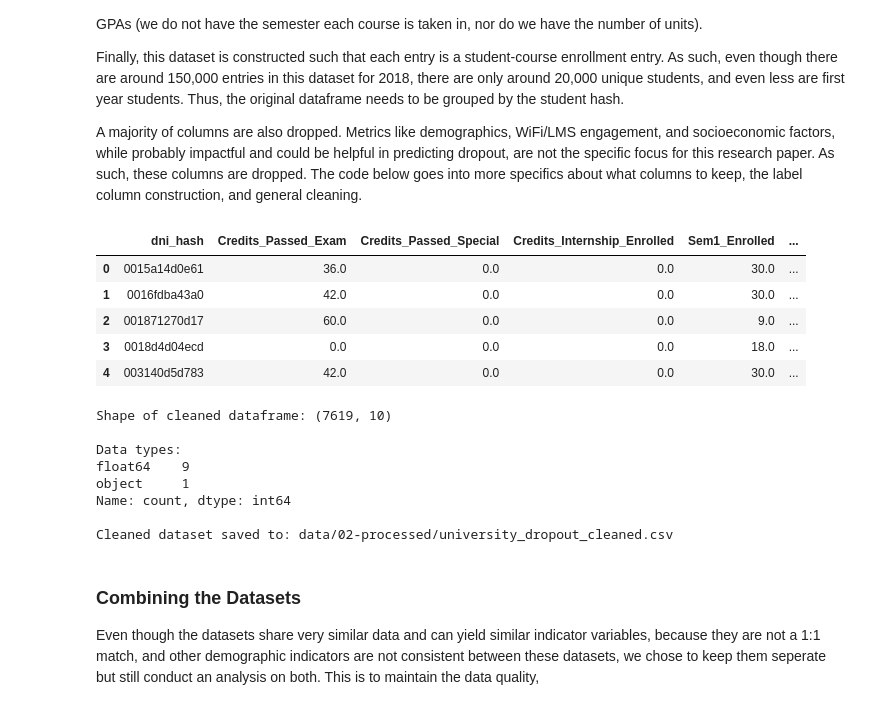
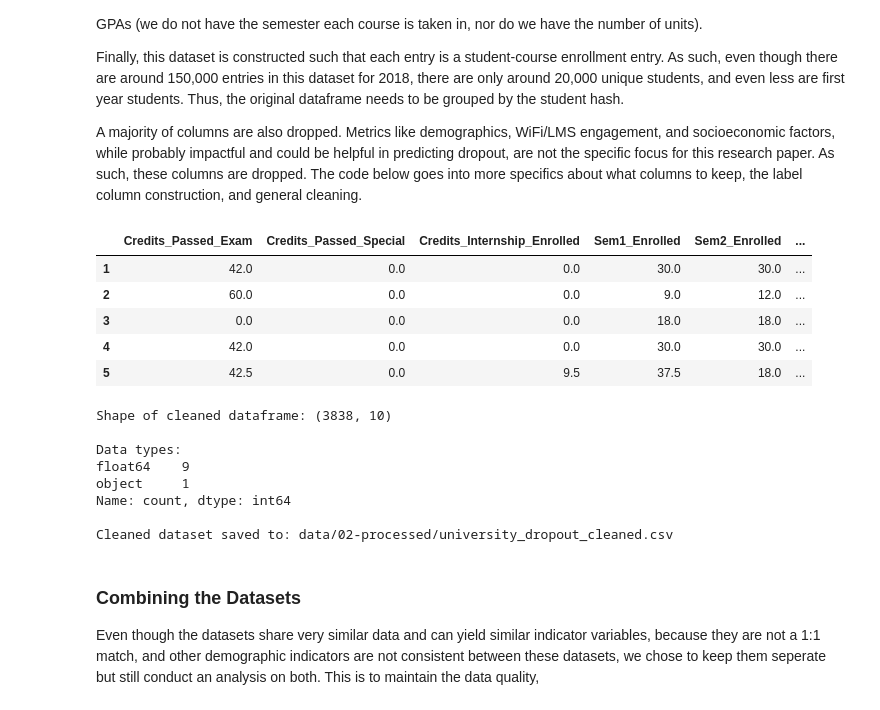
Before and after one commit to COGS108/Group127_WI26, a Jupyter notebook: 02-EDACheckpoint.ipynb, the cells around one changed output. Drawn from its saved outputs; the diff is of its cells as text; code cells hidden in the pictures.

```diff
--- a/02-EDACheckpoint.ipynb
+++ b/02-EDACheckpoint.ipynb
@@ -234,6 +228,9 @@ cols_to_drop = [
 ]
 
 data1 = data1.drop(columns = cols_to_drop, errors = 'ignore')
+# %%
+## Then remove rows where enrolled credits are 0
+data1 = data1.loc[(data1['Curricular units 1st sem (enrolled)'] != 0) & (data1['Curricular units 2nd sem (enrolled)'] != 0)]
 # %%
 ## Mapping 'Target' to numerical values
 target_map = {
@@ -584,40 +586,46 @@ data_cleaned_2['target'] = data_cleaned_2['abandono_hash'].map({'A': 0, 'B': -1.
 
 data_cleaned_2 = data_cleaned_2.merge(
     data_2022_min[['dni_hash', 'cred_pend_sup_tit']],
     on='dni_hash',
     how='left'
 )
 
 mask = data_cleaned_2['target'] == -1.0
 
 data_cleaned_2.loc[mask, 'target'] = data_cleaned_2.loc[mask, 'cred_pend_sup_tit'].apply(
     lambda x: 2 if pd.isna(x) or x < 12 else 1
 )
 
 # Step 7: Rename columns
 name_map_new = {
     'cred_sup_normal': 'Credits_Passed_Exam',
     'cred_sup_espec': 'Credits_Passed_Special',
     'cred_mat_practicas': 'Credits_Internship_Enrolled',
     'cred_mat_sem_a': 'Sem1_Enrolled',
     'cred_mat_sem_b': 'Sem2_Enrolled',
     'cred_sup_sem_a': 'Sem1_Passed',
     'cred_sup_sem_b': 'Sem2_Passed',
     'nota_asig_hash': 'GPA'
 }
 data_cleaned_2 = data_cleaned_2.rename(columns=name_map_new)
 
-cols_to_drop = ['abandono_hash', 'cred_pend_sup_tit']
+cols_to_drop = ['abandono_hash', 'cred_pend_sup_tit', 'dni_hash']
 data_cleaned_2 = data_cleaned_2.drop(columns=[col for col in cols_to_drop if col in data_cleaned_2.columns])
 
+# Step 8: Drop rows where semester credits enrolled in are 0
+data_cleaned_2 = data_cleaned_2.loc[(data_cleaned_2['Sem1_Enrolled'] != 0) & (data1['Sem2_Enrolled'] != 0)]
+
+# Step 9: Create a categorical column for the target
+data_cleaned_2 = data_cleaned_2.rename(columns={'target': 'target_numeric'})
+data_cleaned_2['target'] = data_cleaned_2.apply(lambda row: 'Graduate' if row['target_numeric']== 2 else 'Enrolled' if row['target_numeric']== 1 else 'Dropout', axis=1)
 data_cleaned_2.head()
 # %% [output]
-|  | dni_hash | Credits_Passed_Exam | Credits_Passed_Special | Credits_Internship_Enrolled | Sem1_Enrolled | ... |
-| 0 | 0015a14d0e61 | 36.0 | 0.0 | 0.0 | 30.0 | ... |
-| 1 | 0016fdba43a0 | 42.0 | 0.0 | 0.0 | 30.0 | ... |
-| 2 | 001871270d17 | 60.0 | 0.0 | 0.0 | 9.0 | ... |
-| 3 | 0018d4d04ecd | 0.0 | 0.0 | 0.0 | 18.0 | ... |
-| 4 | 003140d5d783 | 42.0 | 0.0 | 0.0 | 30.0 | ... |
+|  | Credits_Passed_Exam | Credits_Passed_Special | Credits_Internship_Enrolled | Sem1_Enrolled | Sem2_Enrolled | ... |
+| 1 | 42.0 | 0.0 | 0.0 | 30.0 | 30.0 | ... |
+| 2 | 60.0 | 0.0 | 0.0 | 9.0 | 12.0 | ... |
+| 3 | 0.0 | 0.0 | 0.0 | 18.0 | 18.0 | ... |
+| 4 | 42.0 | 0.0 | 0.0 | 30.0 | 30.0 | ... |
+| 5 | 42.5 | 0.0 | 9.5 | 37.5 | 18.0 | ... |
 # %%
 print("Shape of cleaned dataframe:", data_cleaned_2.shape)
 
@@ -629,7 +637,7 @@ data_cleaned_2.to_csv(processed_file_path, index=False, sep=';')
 
 print(f"\nCleaned dataset saved to: {processed_file_path}")
 # %% [output]
-Shape of cleaned dataframe: (7619, 10)
+Shape of cleaned dataframe: (3838, 10)
 
 Data types:
 float64    9
```
Also changed, not shown: parts of 20 cells of this notebook, 2 other files.
